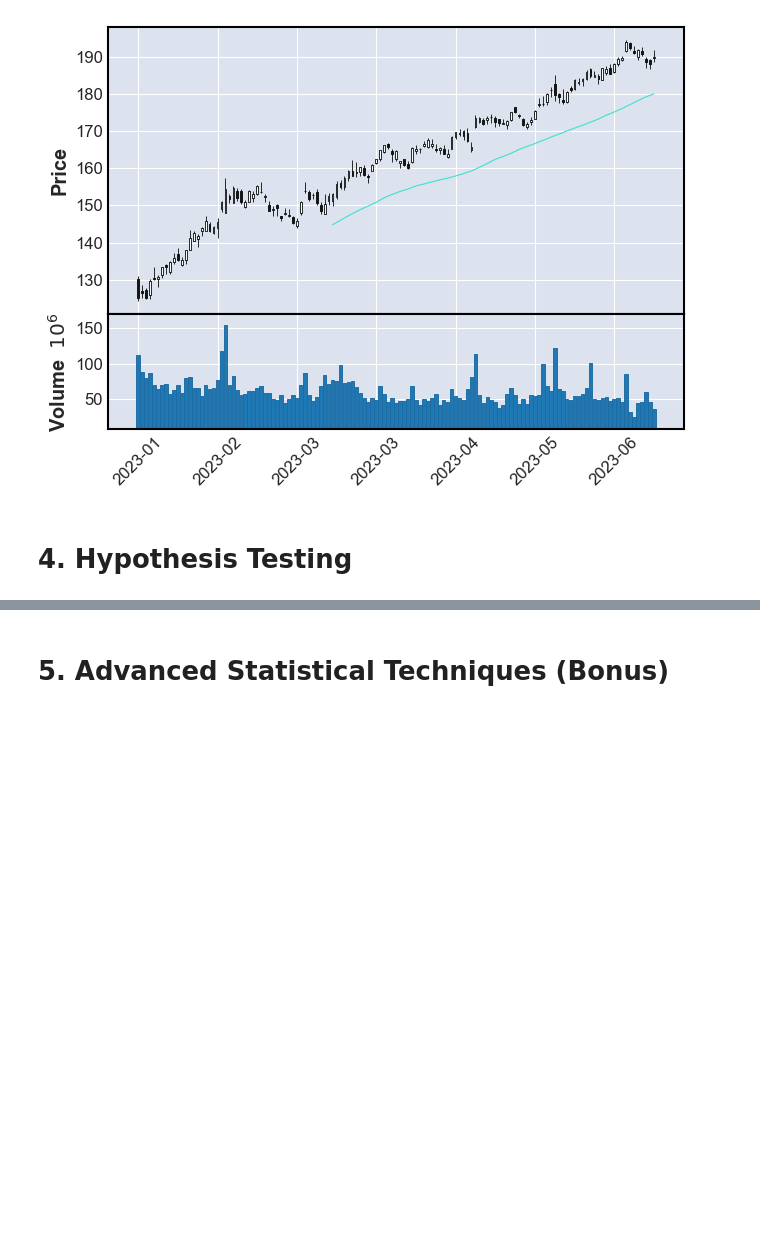
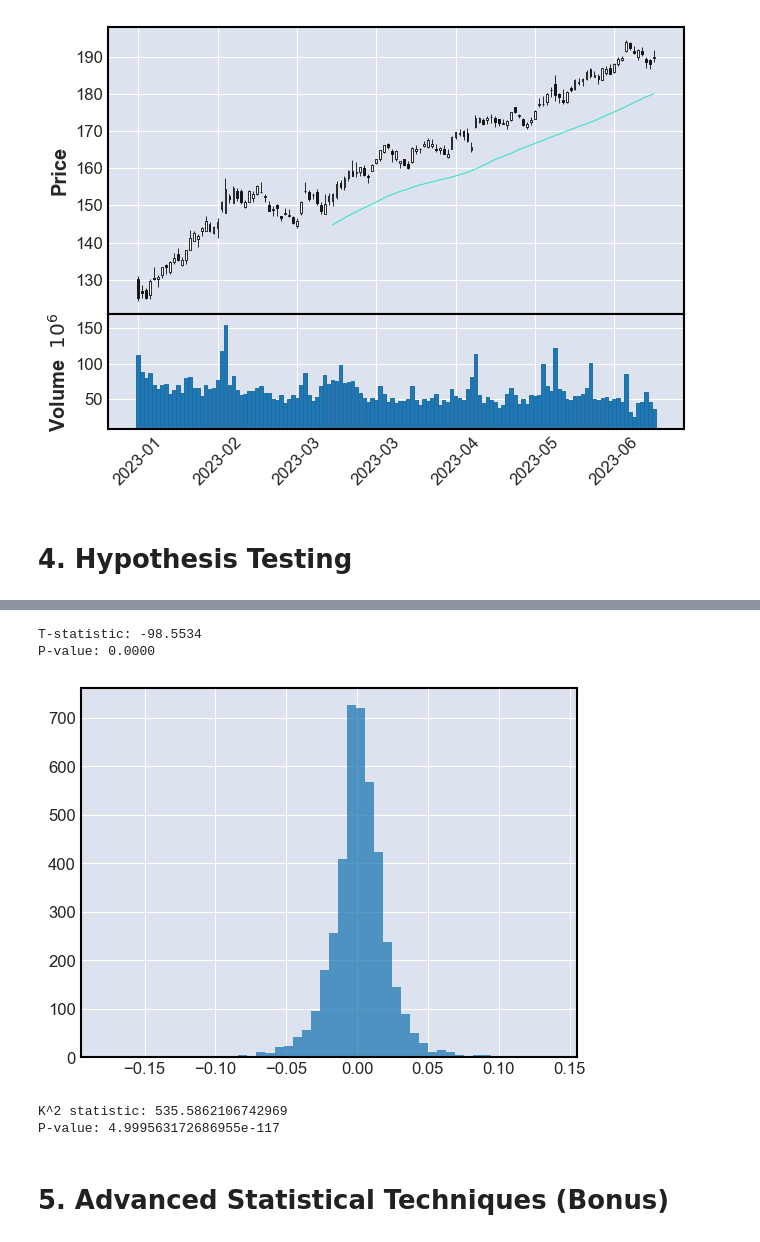
Before and after one commit to kvlrdhrs/DI-Bootcamp, a Jupyter notebook: Week6/Day5/Mini-Project/Mini-project.ipynb, the cells around one changed output, grey strips where cells are left out. Drawn from its saved outputs; the diff is of its cells as text; code cells hidden in the pictures; blank space fills up the shorter version.

```diff
--- a/Week6/Day5/Mini-Project/Mini-project.ipynb
+++ b/Week6/Day5/Mini-Project/Mini-project.ipynb
@@ -135,3 +170,40 @@ mpf.plot(tdf,type='candle',mav=(50),volume=True, datetime_format='%Y-%m')
+# %%
+from scipy import stats
+
+# Select the closing prices for year1, year2
+def ttest_by_years(year1,year2):
+        close_year1 = df[df['time'].dt.year == year1]['close']
+        close_year2 = df[df['time'].dt.year == year2]['close']
+        t_stat, p_val = stats.ttest_ind(close_year1, close_year2)
+        return t_stat, p_val
+
+# Perform a t-test
+t_stat, p_val = ttest_by_years(2018, 2023)
+
+print(f'T-statistic: {t_stat:.4f}')
+print(f'P-value: {p_val:.4f}')
+# %% [output]
+T-statistic: -98.5534
+P-value: 0.0000
+# %%
+import matplotlib.pyplot as plt
+
+# Calculate daily returns
+df['daily_return'] = df['close'].pct_change()
+
+# Plot a histogram of daily returns
+plt.hist(df['daily_return'].dropna(), bins=50, alpha=0.75)
+plt.show()
+
+# Perform a normality test
+k2, p_val = stats.normaltest(df['daily_return'].dropna())
+
+print(f'K^2 statistic: {k2}')
+print(f'P-value: {p_val}')
+# %% [output]
+[figure, added]
+K^2 statistic: 535.5862106742969
+P-value: 4.999563172686955e-117
 # %% [markdown]
 # 5. Advanced Statistical Techniques (Bonus)
 # %% [markdown]
```
Also changed, not shown: parts of 7 cells of this notebook.
